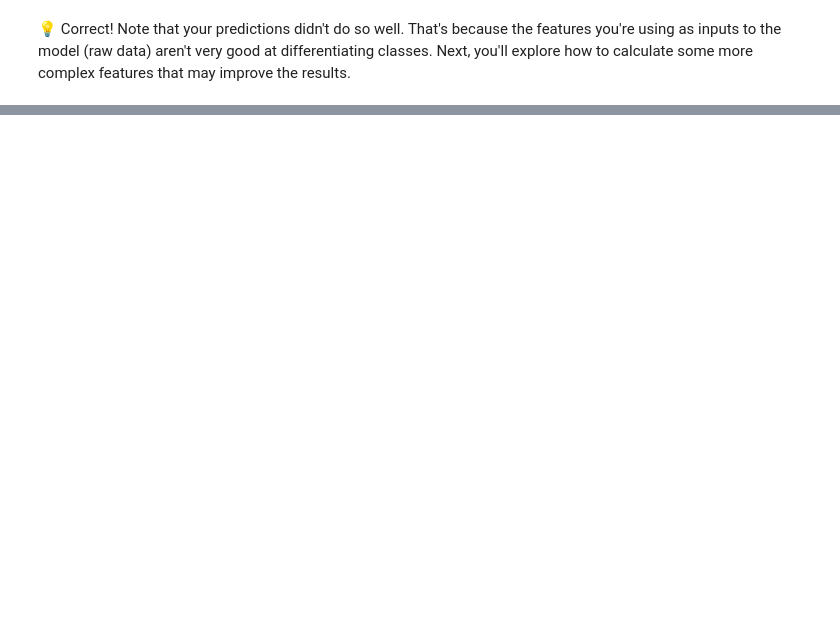
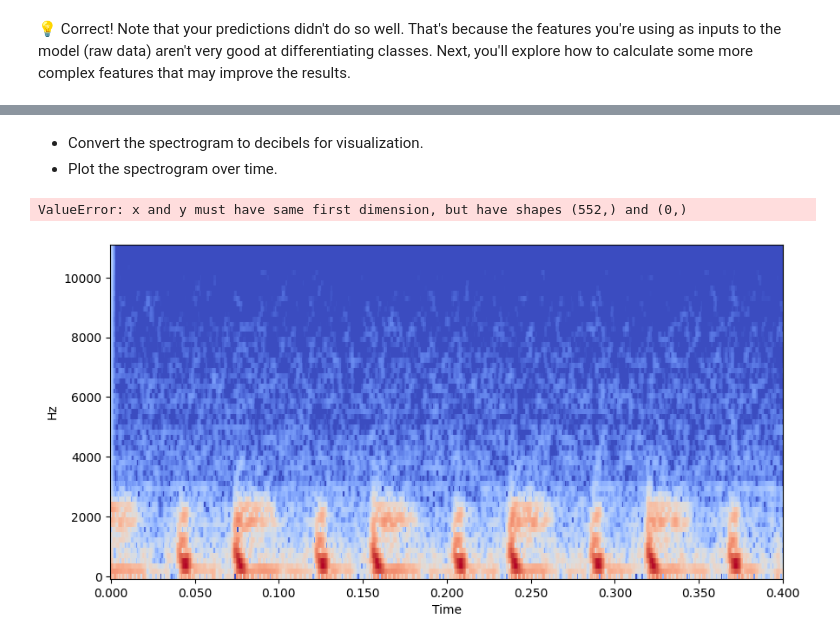
Before and after one commit to AI-MOO/Time_Series_Datacamp, a Jupyter notebook: 05_Machine_Learning_for_Time_Series_Data_in_Python/02_Time Series_as_Inputs_to_a_Model.ipynb, the cells around one changed output, grey strips where cells are left out. Saved outputs shown, nothing was run; the diff lists cells and outputs as text; code cells hidden in the pictures; blank space fills up the shorter version.

Commit message:
Build a classification model, Spectrograms Combining many features in a classifier

```diff
--- a/05_Machine_Learning_for_Time_Series_Data_in_Python/02_Time Series_as_Inputs_to_a_Model.ipynb
+++ b/05_Machine_Learning_for_Time_Series_Data_in_Python/02_Time Series_as_Inputs_to_a_Model.ipynb
@@ -116,0 +228,14 @@ print(sum(predictions == y_test.squeeze()) / len(y_test))
+# %%
+audio, sfreq = lr.load('datasets/files/murmur__201108222246.wav')
+from librosa.core import stft, amplitude_to_db
+
+# Prepare the STFT
+HOP_LENGTH = 2**4
+# spec = stft(audio, hop_length=HOP_LENGTH, n_fft=2**7)
+
+# For the test
+spec = pd.read_csv('datasets/spec.csv', index_col=0)
+spec = spec.applymap(complex)
+time = np.array(normal.index)
+audio = pd.read_csv('datasets/audio_V2.csv', index_col=0).to_numpy().squeeze()
+sfreq = 2205
@@ -116,0 +262,7 @@ print(sum(predictions == y_test.squeeze()) / len(y_test))
+# %%
+import librosa as lr
+spec = np.array(np.abs(spec))
+
+# Calculate the spectral centroid and bandwidth for the spectrogram
+bandwidths = lr.feature.spectral_bandwidth(S=spec)[0]
+centroids = lr.feature.spectral_centroid(S=spec)[0]
@@ -116,0 +381,20 @@ print(sum(predictions == y_test.squeeze()) / len(y_test))
+# %% [markdown]
+- Convert the spectrogram to decibels for visualization.
+- Plot the spectrogram over time.
+# %%
+from librosa.core import amplitude_to_db
+from librosa.display import specshow
+
+# Convert spectrogram to decibels for visualization
+spec_db = amplitude_to_db(spec)
+
+# Display these features on top of the spectrogram
+fig, ax = plt.subplots(figsize=(10, 5))
+specshow(spec_db, x_axis='time', y_axis='hz', hop_length=HOP_LENGTH, ax=ax)
+ax.plot(times_spec, centroids)
+ax.fill_between(times_spec, centroids - bandwidths / 2, centroids + bandwidths / 2, alpha=.5)
+ax.set(ylim=[None, 6000])
+plt.show()
+# %% [output]
+ValueError: x and y must have same first dimension, but have shapes (552,) and (0,)
+[figure, added]
```
Also changed, not shown: parts of 27 cells of this notebook.
